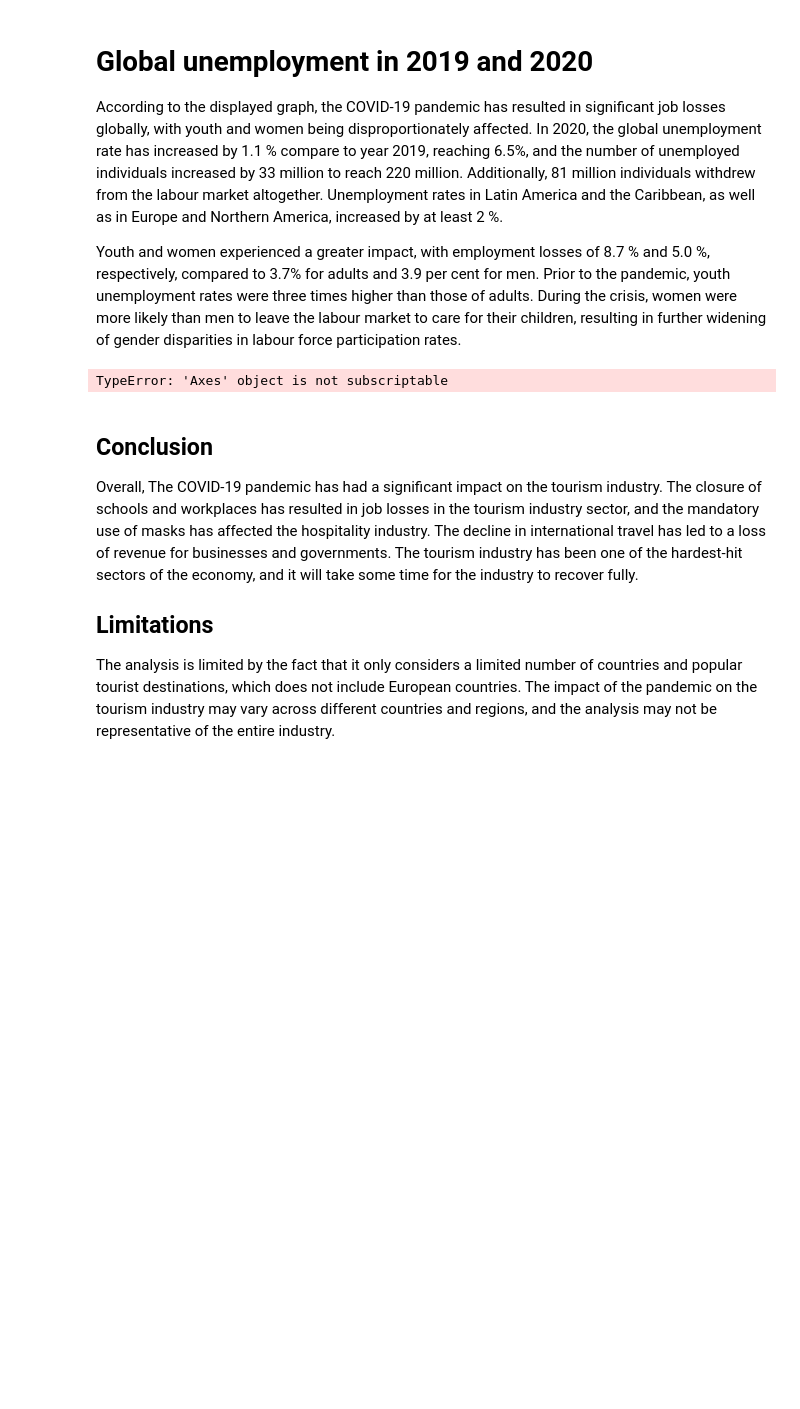
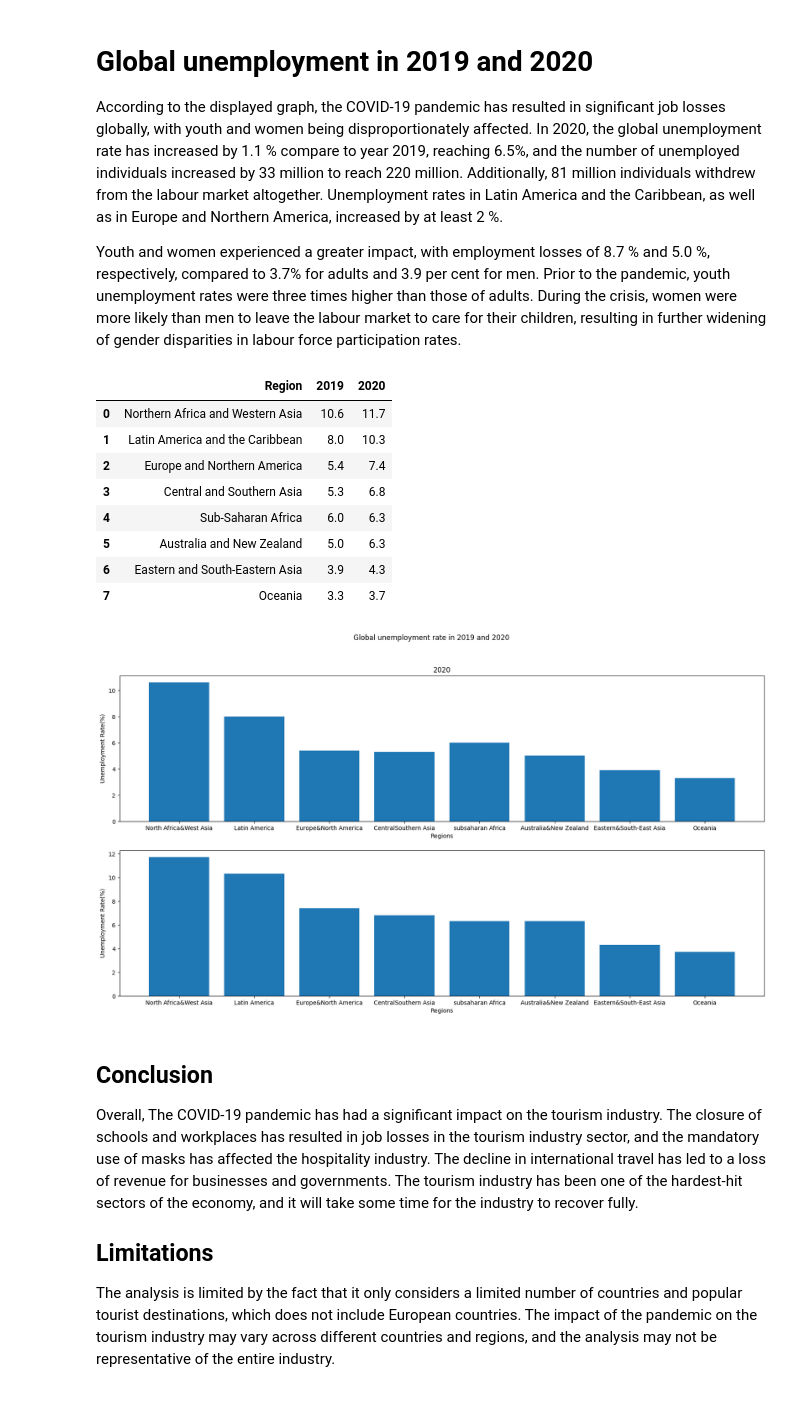
Before and after one commit to GrandChampion/Econ323-Final-project, a Jupyter notebook: main.ipynb, the cells around one changed output. Saved outputs shown, nothing was run; the diff lists cells and outputs as text; code cells hidden in the pictures; blank space fills up the shorter version.

```diff
--- a/main.ipynb
+++ b/main.ipynb
@@ -236,37 +236,41 @@ departureFromCanada
 According to the displayed graph, the COVID-19 pandemic has resulted in significant job losses globally, with youth and women being disproportionately affected. In 2020, the global unemployment rate has increased by 1.1 % compare to year 2019, reaching 6.5%, and the number of unemployed individuals increased by 33 million to reach 220 million. Additionally, 81 million individuals withdrew from the labour market altogether. Unemployment rates in Latin America and the Caribbean, as well as in Europe and Northern America, increased by at least 2 %.
 
 Youth and women experienced a greater impact, with employment losses of 8.7 % and 5.0 %, respectively, compared to 3.7% for adults and 3.9 per cent for men. Prior to the pandemic, youth unemployment rates were three times higher than those of adults. During the crisis, women were more likely than men to leave the labour market to care for their children, resulting in further widening of gender disparities in labour force participation rates.
-# %%
-# 2019, 2020 data bar chart
-# x axis:
-# y axis:
-unemployment
-
-# index["regions", "unemployment rate")
-fig, ax = plt.subplots(1, 2)
-# bar_width = 0.25
-# make plot
-regions = ["Northern Africa and Western Asia",
-           "Latin America and the Caribbean",
-           "Europe and Northern America",
-           "Central and Southern Asia",
-           "Sub-Saharan Africa",
-           "Australia and New Zealand",
-           "Eastern and South-Eastern Asia",
-           "Oceania* "]
-data2019 = unemployment["2019"].to_list
-ax[0].plot(regions,data2019)
-
-plt.show()
-
-# ax.set_title("Global unemployment rate in 2019 and 2020 ")
-# ax.set_ylabel("Regions")
-# ax.set_xlabel("Unemployment Rate(%)")
-# ax.set_legend()
-
-# data2019
-# %% [output]
-TypeError: 'Axes' object is not subscriptable
+# %%
+# 2019, 2020 data bar chart
+# x axis: Regions
+# y axis: Unemployment Rate(%)
+# Title: Global unemployment rate in 2019 and 2020
+fig, (ax1, ax2) = plt.subplots(2, 1, figsize=(20, 10))
+plt.suptitle("Global unemployment rate in 2019 and 2020")
+ax1.set_xlabel("Regions")
+ax1.set_ylabel("Unemployment Rate(%)")
+ax1.set_title("2019")
+ax2.set_xlabel("Regions")
+ax2.set_ylabel("Unemployment Rate(%)")
+ax2.set_title("2020")
+regions = ["North Africa&West Asia",
+           "Latin America",
+           "Europe&North America",
+           "CentralSouthern Asia",
+           "subsaharan Africa",
+           "Australia&New Zealand",
+           "Eastern&South-East Asia",
+           "Oceania"]
+ax1.bar(regions, unemployment["2019"])
+ax2.bar(regions, unemployment["2020"])
+unemployment
+# %% [output]
+|  | Region | 2019 | 2020 |
+| 0 | Northern Africa and Western Asia | 10.6 | 11.7 |
+| 1 | Latin America and the Caribbean | 8.0 | 10.3 |
+| 2 | Europe and Northern America | 5.4 | 7.4 |
+| 3 | Central and Southern Asia | 5.3 | 6.8 |
+| 4 | Sub-Saharan Africa | 6.0 | 6.3 |
+| 5 | Australia and New Zealand | 5.0 | 6.3 |
+| 6 | Eastern and South-Eastern Asia | 3.9 | 4.3 |
+| 7 | Oceania | 3.3 | 3.7 |
+[figure, added]
 # %% [markdown]
 ## Conclusion
 
```
Also changed, not shown: 1 other file.
